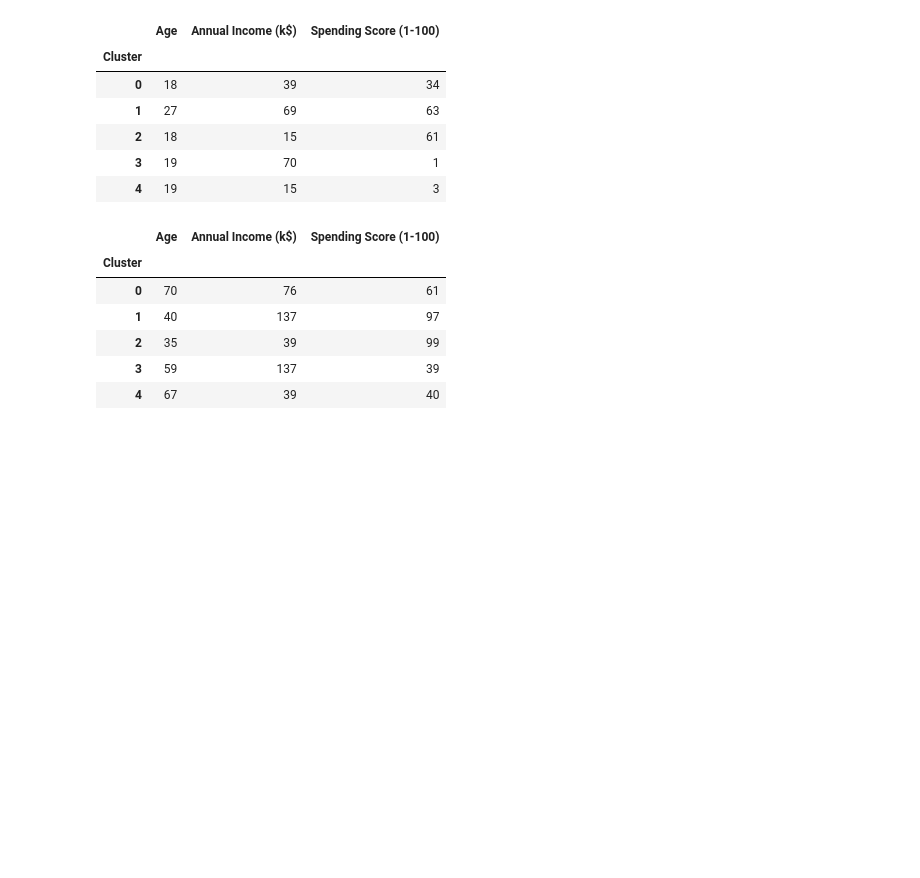
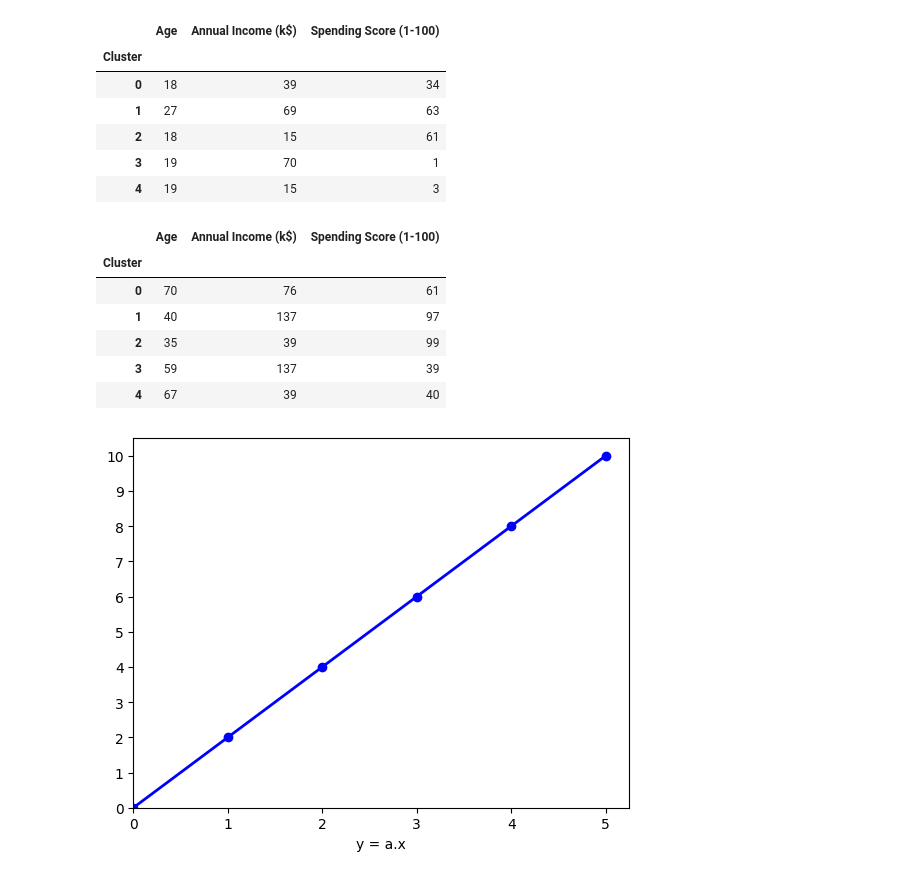
Before and after one commit to Simeon0477/Clustering, a Jupyter notebook: main.ipynb, the cells around one changed output. Saved outputs shown, nothing was run; the diff lists cells and outputs as text; code cells hidden in the pictures; blank space fills up the shorter version.

```diff
--- a/main.ipynb
+++ b/main.ipynb
@@ -150,3 +150,16 @@ df.groupby("Cluster")[["Age", "Annual Income (k$)", "Spending Score (1-100)"]].m
 | 2 | 35 | 39 | 99 |
 | 3 | 59 | 137 | 39 |
 | 4 | 67 | 39 | 40 |
+# %%
+X = np.array([0, 1, 2, 3, 4, 5])
+# %%
+f1 = lambda x : 2 * x
+plt.plot(X, f1(X), color = "blue", lw = 2, marker = 'o')
+plt.xlabel("y = a.x")
+plt.xticks([0, 1, 2, 3, 4, 5])
+plt.yticks([0, 1, 2, 3, 4, 5, 6, 7, 8, 9, 10])
+plt.xlim(left = 0)
+plt.ylim(bottom = 0)
+plt.show()
+# %% [output]
+[figure, added]
```
Also changed, not shown: parts of 2 cells of this notebook.
